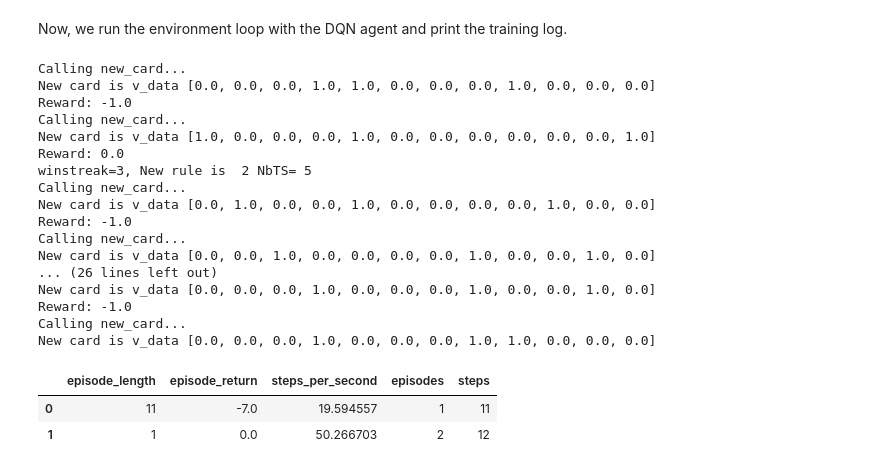
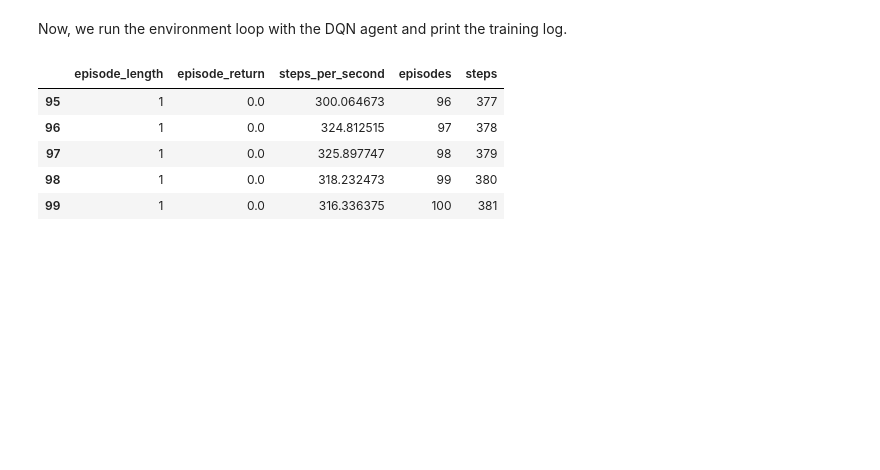
Before and after one commit to tozanni/nma_wcst_rl, a Jupyter notebook: human_rl_wcst.ipynb, the cells around one changed output. Saved outputs shown, nothing was run; the diff lists cells and outputs as text; code cells hidden in the pictures; blank space fills up the shorter version.

```diff
--- a/human_rl_wcst.ipynb
+++ b/human_rl_wcst.ipynb
@@ -329,24 +333,23 @@ class WCST_Env(dm_env.Environment):
 
         #Compute reward
         step_reward = self.external_feedback(agent_action)
-        print("Reward:", step_reward)
+        #print("Reward:", step_reward)
 
         ##Winstreak count
-        if step_reward == 0:
+        if step_reward == 0.:
             self.t_err = 0
             self.nb_win += 1
             self.winstreak += 1
             #ptrial.append(1)
             #ntrial.append(0)
 
-        if step_reward == 1:
+        if step_reward == -1.:
             self.t_criterion += 1
             self.t_err += 1
 
-            #FIXME: In the original code winstreak is reset
-            #after a positive reward. This doesn't look right.
-
-            #self.winstreak = 0
+            #Note: In the original code 0 means OK and 1 means error,
+            #in this implementation 0. means OK and -1. means error.
+            self.winstreak = 0
             #ptrial.append(0)
             #ntrial.append(1)
 
@@ -359,7 +362,7 @@ class WCST_Env(dm_env.Environment):
             self.t_criterion = 0
             self.winstreak = 0
             self.nbTS +=1
-            print("winstreak=3, New rule is ", self.rule, "NbTS=", self.nbTS)
+            #print("winstreak=3, New rule is ", self.rule, "NbTS=", self.nbTS)
         else:
             #print("Winstreak=", self.winstreak)
             pass
@@ -395,9 +398,10 @@ class WCST_Env(dm_env.Environment):
         # agent observes only the current trial
 
         #INPUT new card, (Environment)
-        print("Calling new_card...")
+        #print("Calling new_card...")
         np_data, card = self.new_card()
-        print("New card is v_data", card)
+        #print("New card is v_data", card)
+        #return data in numpy format (3,4)
         obs = np_data
         return obs
 
@@ -556,31 +544,17 @@ agent = dqn.DQN(
 Now, we run the environment loop with the DQN agent and print the training log.
 # %%
 # training loop
-n_episodes = 2
+n_episodes = 100
 loop = EnvironmentLoop(env, agent, logger=loggers.InMemoryLogger())
 loop.run(n_episodes)
 
 # print logs
 logs = pd.DataFrame(loop._logger._data)
 logs.tail()
 # %% [output]
-Calling new_card...
-New card is v_data [0.0, 0.0, 0.0, 1.0, 1.0, 0.0, 0.0, 0.0, 1.0, 0.0, 0.0, 0.0]
-Reward: -1.0
-Calling new_card...
-New card is v_data [1.0, 0.0, 0.0, 0.0, 1.0, 0.0, 0.0, 0.0, 0.0, 0.0, 0.0, 1.0]
-Reward: 0.0
-winstreak=3, New rule is  2 NbTS= 5
-Calling new_card...
-New card is v_data [0.0, 1.0, 0.0, 0.0, 1.0, 0.0, 0.0, 0.0, 0.0, 1.0, 0.0, 0.0]
-Reward: -1.0
-Calling new_card...
-New card is v_data [0.0, 0.0, 1.0, 0.0, 0.0, 0.0, 0.0, 1.0, 0.0, 0.0, 1.0, 0.0]
-... (26 lines left out)
-New card is v_data [0.0, 0.0, 0.0, 1.0, 0.0, 0.0, 0.0, 1.0, 0.0, 0.0, 1.0, 0.0]
-Reward: -1.0
-Calling new_card...
-New card is v_data [0.0, 0.0, 0.0, 1.0, 0.0, 0.0, 0.0, 1.0, 1.0, 0.0, 0.0, 0.0]
 |  | episode_length | episode_return | steps_per_second | episodes | steps |
-| 0 | 11 | -7.0 | 19.594557 | 1 | 11 |
-| 1 | 1 | 0.0 | 50.266703 | 2 | 12 |
+| 95 | 1 | 0.0 | 300.064673 | 96 | 377 |
+| 96 | 1 | 0.0 | 324.812515 | 97 | 378 |
+| 97 | 1 | 0.0 | 325.897747 | 98 | 379 |
+| 98 | 1 | 0.0 | 318.232473 | 99 | 380 |
+| 99 | 1 | 0.0 | 316.336375 | 100 | 381 |
```
Also changed, not shown: parts of 4 cells of this notebook.
